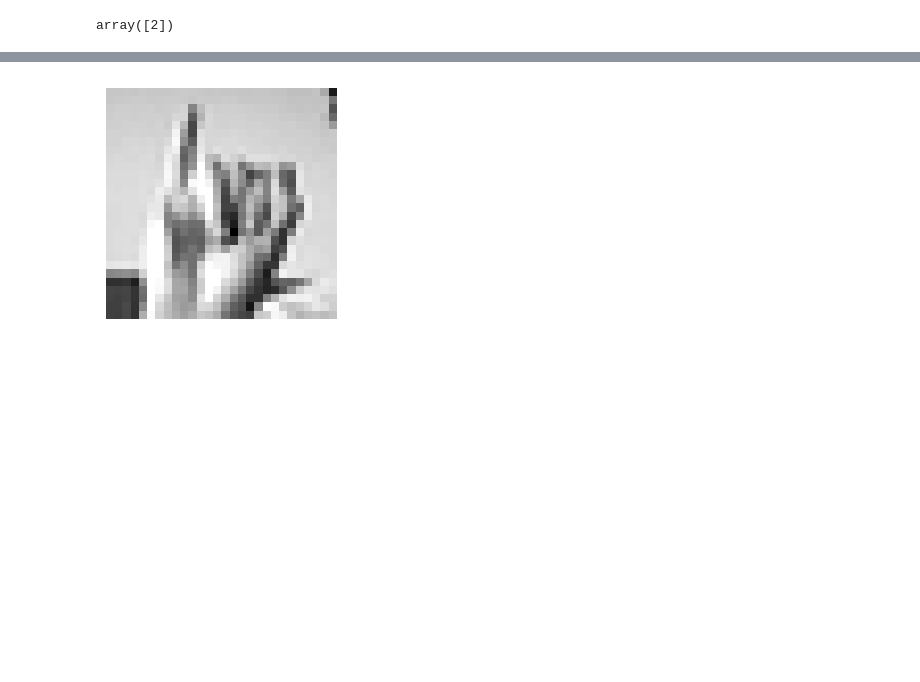
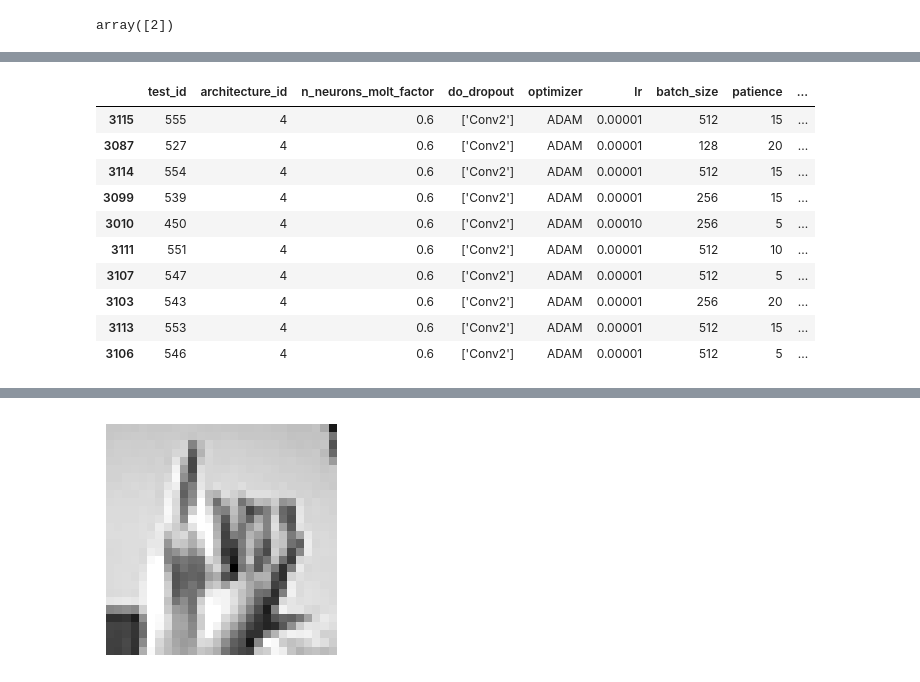
Before and after one commit to Lotto98/Sign-Language-MNIST, a Jupyter notebook: src/Classifier_2.ipynb, the cells around one changed output, grey strips where cells are left out. Saved outputs shown, nothing was run; the diff lists cells and outputs as text; code cells hidden in the pictures; blank space fills up the shorter version.

```diff
--- a/src/Classifier_2.ipynb
+++ b/src/Classifier_2.ipynb
@@ -4,10 +4,6 @@ from utility import load_test_results, architecture_stats, sample_image, plot_hy
 from NeuralNetwork import NeuralNetwork, torch
 
 import pandas as pd
-import matplotlib.pyplot as plt
-
-pd.set_option('display.min_rows', 5000)
-pd.set_option('display.max_rows', 5000)
 # %%
 classifiers_dict, all_results = load_test_results("Classifier_2")
 # %%
@@ -148 +230,17 @@ array([2])
+# %%
+all_results_mod=all_results[all_results["test_accuracies"]!=all_results["test_accuracies"].min()]
+# %%
+all_results_mod.sort_values(by=['test_accuracies'], ascending=True).head(10)
+# %% [output]
+|  | test_id | architecture_id | n_neurons_molt_factor | do_dropout | optimizer | lr | batch_size | patience | ... |
+| 3115 | 555 | 4 | 0.6 | ['Conv2'] | ADAM | 0.00001 | 512 | 15 | ... |
+| 3087 | 527 | 4 | 0.6 | ['Conv2'] | ADAM | 0.00001 | 128 | 20 | ... |
+| 3114 | 554 | 4 | 0.6 | ['Conv2'] | ADAM | 0.00001 | 512 | 15 | ... |
+| 3099 | 539 | 4 | 0.6 | ['Conv2'] | ADAM | 0.00001 | 256 | 15 | ... |
+| 3010 | 450 | 4 | 0.6 | ['Conv2'] | ADAM | 0.00010 | 256 | 5 | ... |
+| 3111 | 551 | 4 | 0.6 | ['Conv2'] | ADAM | 0.00001 | 512 | 10 | ... |
+| 3107 | 547 | 4 | 0.6 | ['Conv2'] | ADAM | 0.00001 | 512 | 5 | ... |
+| 3103 | 543 | 4 | 0.6 | ['Conv2'] | ADAM | 0.00001 | 256 | 20 | ... |
+| 3113 | 553 | 4 | 0.6 | ['Conv2'] | ADAM | 0.00001 | 512 | 15 | ... |
+| 3106 | 546 | 4 | 0.6 | ['Conv2'] | ADAM | 0.00001 | 512 | 5 | ... |
 # %%
```
Also changed, not shown: parts of 13 cells of this notebook, 2 other files.
